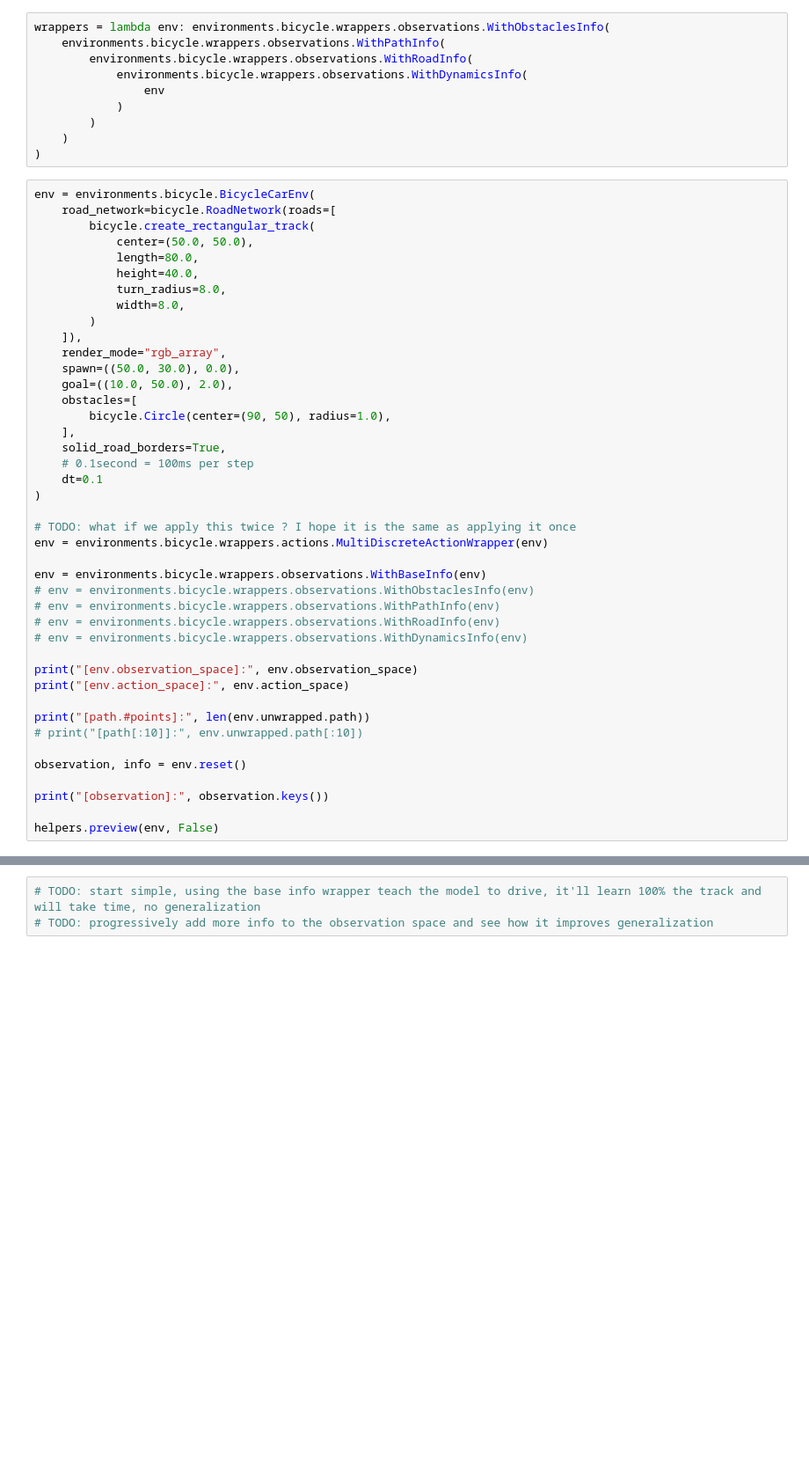
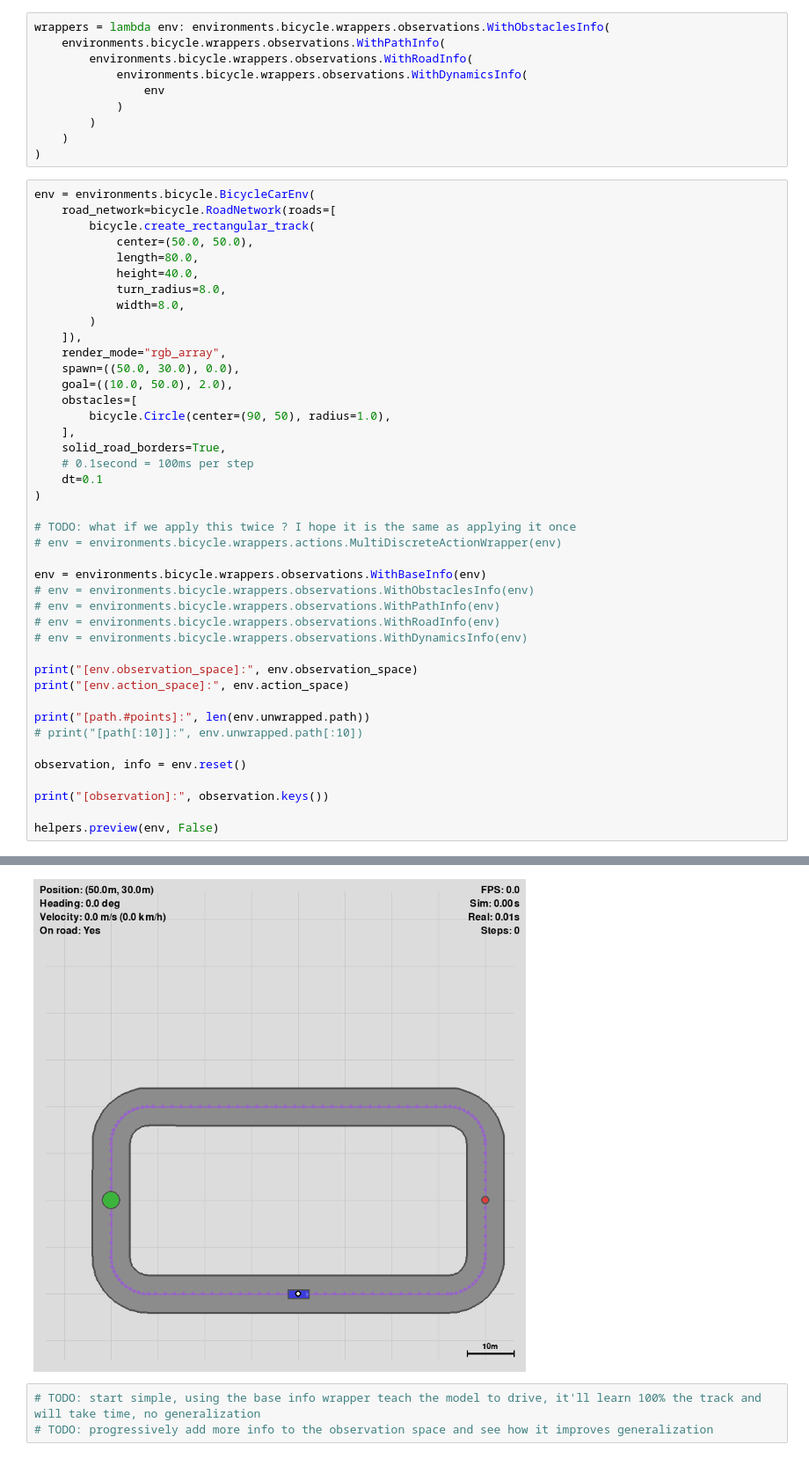
Before and after one commit to raideno/gymnasium-driving, a Jupyter notebook: index.ipynb, the cells around one changed output, grey strips where cells are left out. Shown at 88% size. Saved outputs shown, nothing was run; the diff lists cells and outputs as text; blank space fills up the shorter version.

Commit message:
switch to premade bicycle model

```diff
--- a/index.ipynb
+++ b/index.ipynb
@@ -99,7 +117,7 @@ env = environments.bicycle.BicycleCarEnv(
 )
 
 # TODO: what if we apply this twice ? I hope it is the same as applying it once
-env = environments.bicycle.wrappers.actions.MultiDiscreteActionWrapper(env)
+# env = environments.bicycle.wrappers.actions.MultiDiscreteActionWrapper(env)
 
 env = environments.bicycle.wrappers.observations.WithBaseInfo(env)
 # env = environments.bicycle.wrappers.observations.WithObstaclesInfo(env)
@@ -118,3 +136,4 @@ observation, info = env.reset()
 print("[observation]:", observation.keys())
 
 helpers.preview(env, False)
+# %% [output]
@@ -121,3 +144,4 @@ helpers.preview(env, False)
+[figure, added]
 # %%
 # TODO: start simple, using the base info wrapper teach the model to drive, it'll learn 100% the track and will take time, no generalization
 # TODO: progressively add more info to the observation space and see how it improves generalization
```
Also changed, not shown: parts of 3 cells of this notebook, 2 other files.
